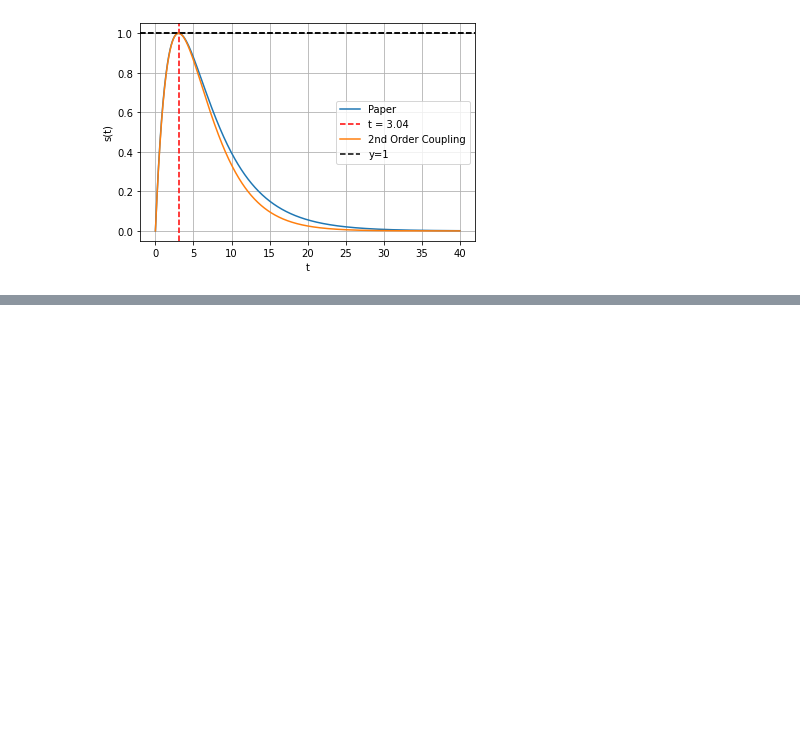
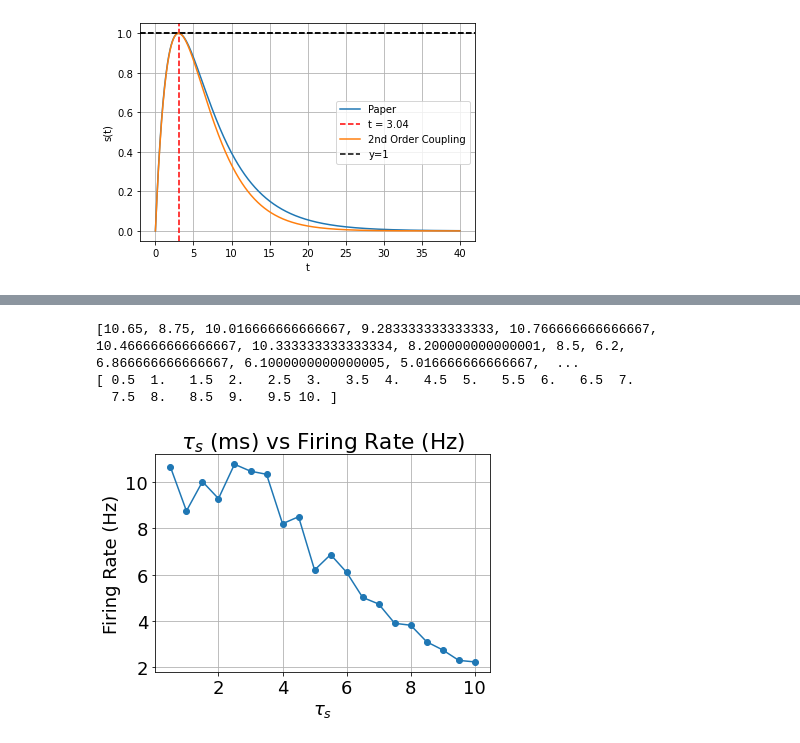
Before and after one commit to davidkelly2002/Final-Year-Project, a Jupyter notebook: Christmas Work.ipynb, the cells around one changed output, grey strips where cells are left out. Cells and saved outputs as stored; diff of their text form; code cells hidden in the pictures; blank space fills up the shorter version.

```diff
--- a/Christmas Work.ipynb
+++ b/Christmas Work.ipynb
@@ -395,6 +396,6 @@ plt.show()
 # %%
 #Tau_S vs Firing Rate
-tau_s_values = np.arange(1, 11, 1)  # Values from 0 to 10 inclusive
+tau_s_values = np.linspace(0.5,10,20)  # Values from 0 to 10 inclusive
 firing_rates = []
 
 g = np.zeros((N, N))
@@ -437,33 +438,40 @@ for tau_s in tau_s_values:
         t_all = np.concatenate([t_all, t[:-1]], axis=0)
         y_all = np.concatenate([y_all, y[:, :-1]], axis=1)
 
         t0 = t_end
         v_init = y[:N, -1]
         u_init = y[N:2*N, -1]
         s_init = y[2*N:3*N, -1]
         p_init = y[3*N:4*N, -1]
 
         if len(sol_v.t_events[0]) > 0:
             spike = v_init.argmax()
             v_init[spike] = v_reset
             u_init[spike] += d
             p_init[spike] += (2.7185823035951033)
 
             spike_times[spikeCounter, :] = [t0, spike]
             spikeCounter = spikeCounter + 1
             i += 1
 
     average_firing_rate = len(spike_times[spike_times[:, 0] > 100]) / (N * (T - 100))*1000
     firing_rates.append(average_firing_rate)
 
 # Plotting the results
 plt.figure()
 plt.plot(tau_s_values, firing_rates, marker='o', linestyle='-')
 plt.xlabel(r'$\tau_s$')
 plt.ylabel('Firing Rate (Hz)')
+plt.title(r'$\tau_s$ (ms) vs Firing Rate (Hz)')
 print(firing_rates)
 print(tau_s_values)
+plt.grid(True)
 plt.show()
+# %% [output]
+[10.65, 8.75, 10.016666666666667, 9.283333333333333, 10.766666666666667, 10.466666666666667, 10.333333333333334, 8.200000000000001, 8.5, 6.2, 6.866666666666667, 6.1000000000000005, 5.016666666666667,  ...
+[ 0.5  1.   1.5  2.   2.5  3.   3.5  4.   4.5  5.   5.5  6.   6.5  7.
+  7.5  8.   8.5  9.   9.5 10. ]
+[figure, added]
 # %%
 # COLOUR PLOT OF RATE OF FIRING WHILE VARYING TAU_S AND G_SYN
 tau_s_values = np.linspace(0.5, 10, 20)
```
Also changed, not shown: parts of 12 cells of this notebook.
